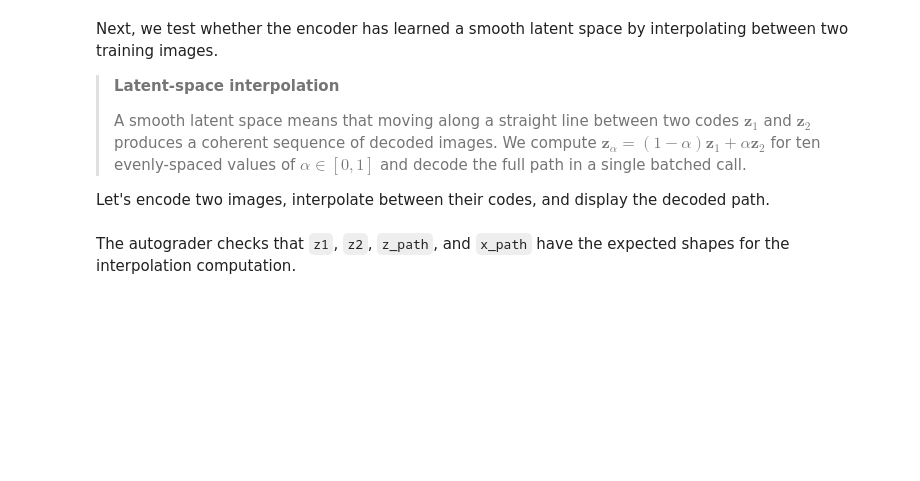
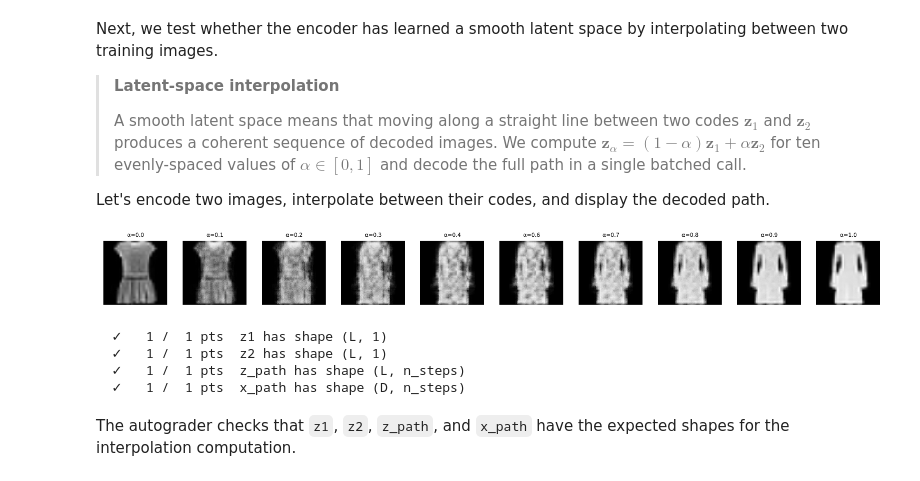
Before and after one commit to CHEME-5820-Spring-2026/ps5-5820-s26-or222-AIML-3, a Jupyter notebook: PS5-CHEME-5820-Student-AE-S2025.ipynb, the cells around one changed output. Saved outputs shown, nothing was run; the diff lists cells and outputs as text; code cells hidden in the pictures; blank space fills up the shorter version.

```diff
--- a/PS5-CHEME-5820-Student-AE-S2025.ipynb
+++ b/PS5-CHEME-5820-Student-AE-S2025.ipynb
@@ -333,36 +370,34 @@ Let's encode two images, interpolate between their codes, and display the decode
 # %%
 # latent-space interpolation -
 n_steps = 10;
 x1 = X[:, 1:1];   # first training image  (4096 x 1)
 x2 = X[:, 6:6];   # sixth training image  (4096 x 1)
 
-# YOUR CODE HERE
-# 1. Encode both images to their bottleneck codes:
-#      z1 = encode(ae, x1),  z2 = encode(ae, x2)
-# 2. For each alpha in range(0f0, 1f0, length=n_steps):
-#      compute z_alpha = (1 - alpha)*z1 + alpha*z2
-# 3. Stack all z_alpha into z_path (L x n_steps), then decode:
-#      x_path = decode(ae, z_path)
-# 4. Display with labeled titles:
-#      titles = ["α=$(round(α, digits=1))" for α in alphas]
-#      show_image_grid(x_path; nrows=1, ncols=n_steps, titles=titles)
+# encode both images to their bottleneck codes -
+z1 = encode(ae, x1);   # L x 1
+z2 = encode(ae, x2);   # L x 1
 
-z1 = missing;   # L x 1 bottleneck code for image 1
-z2 = missing;   # L x 1 bottleneck code for image 2
-
-alphas = range(0f0, 1f0; length=n_steps);  # evenly spaced blend weights
-z_path = missing;   # L x n_steps matrix of interpolated codes
-x_path = missing;   # D x n_steps matrix of decoded images
+# linearly blend z1 and z2: at alpha=0 we get z1, at alpha=1 we get z2 -
+alphas = range(0f0, 1f0; length=n_steps);
+z_path = hcat([(1f0 - α) .* z1 .+ α .* z2 for α in alphas]...);  # L x n_steps
+x_path = decode(ae, z_path);                                       # D x n_steps
 
 # display the decoded interpolation path with labeled frames -
 titles = ["α=$(round(α, digits=1))" for α in alphas];
 show_image_grid(x_path; nrows=1, ncols=n_steps, titles=titles)
+# %% [output]
+[figure, added]
 # %%
 # ── Autograder: Task 3 ──────────────────────────────────────────────────────
 check!(GRADER, "Task 3", "z1 has shape (L, 1)",            1, () -> !ismissing(z1) && size(z1) == (L, 1))
 check!(GRADER, "Task 3", "z2 has shape (L, 1)",            1, () -> !ismissing(z2) && size(z2) == (L, 1))
 check!(GRADER, "Task 3", "z_path has shape (L, n_steps)",  1, () -> !ismissing(z_path) && size(z_path) == (L, n_steps))
 check!(GRADER, "Task 3", "x_path has shape (D, n_steps)",  1, () -> !ismissing(x_path) && size(x_path) == (D, n_steps))
+# %% [output]
+  ✓   1 /  1 pts  z1 has shape (L, 1)
+  ✓   1 /  1 pts  z2 has shape (L, 1)
+  ✓   1 /  1 pts  z_path has shape (L, n_steps)
+  ✓   1 /  1 pts  x_path has shape (D, n_steps)
 # %% [markdown]
 The autograder checks that `z1`, `z2`, `z_path`, and `x_path` have the expected shapes for the interpolation computation.
 # %% [markdown]
```
Also changed, not shown: parts of 23 cells of this notebook, 1 other file.
